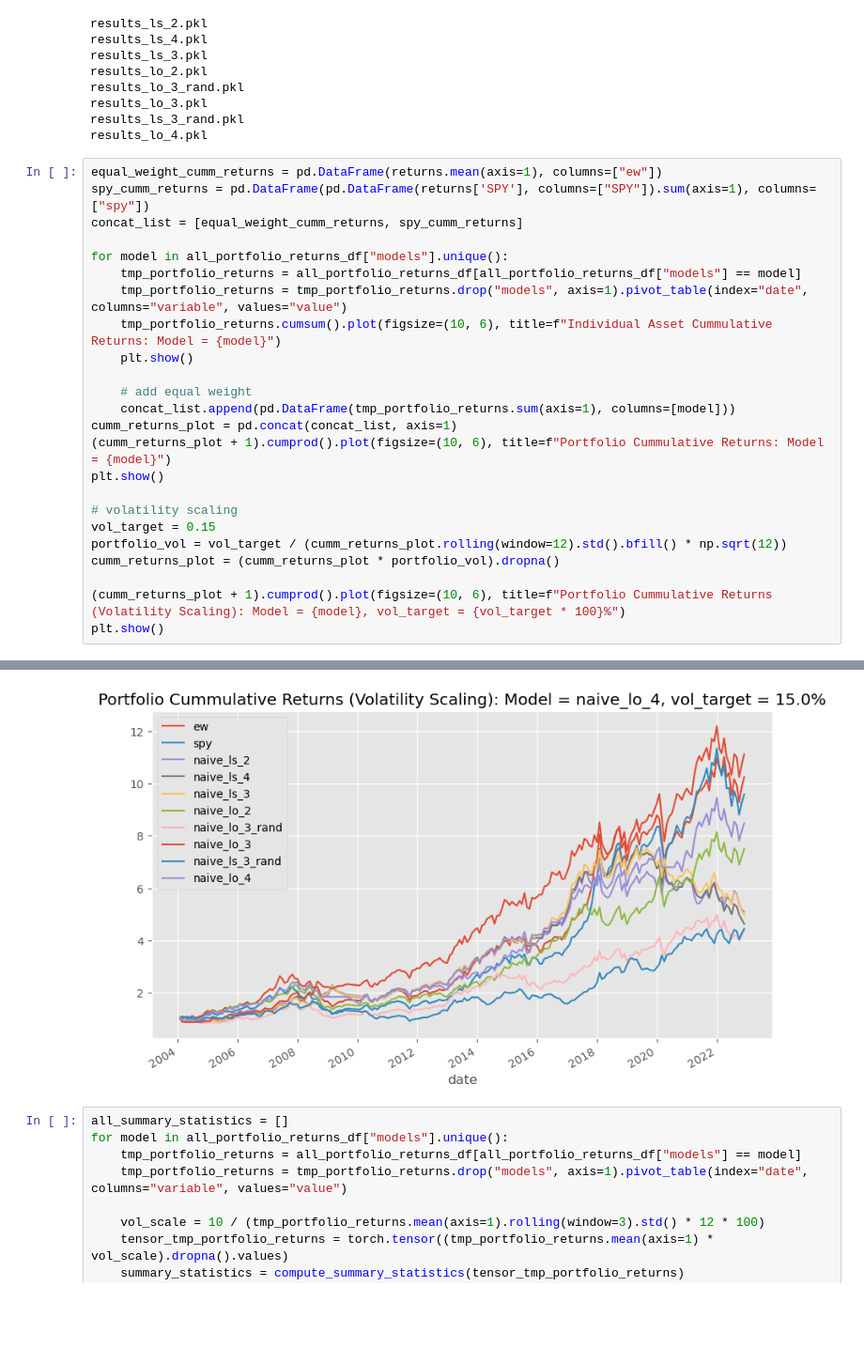
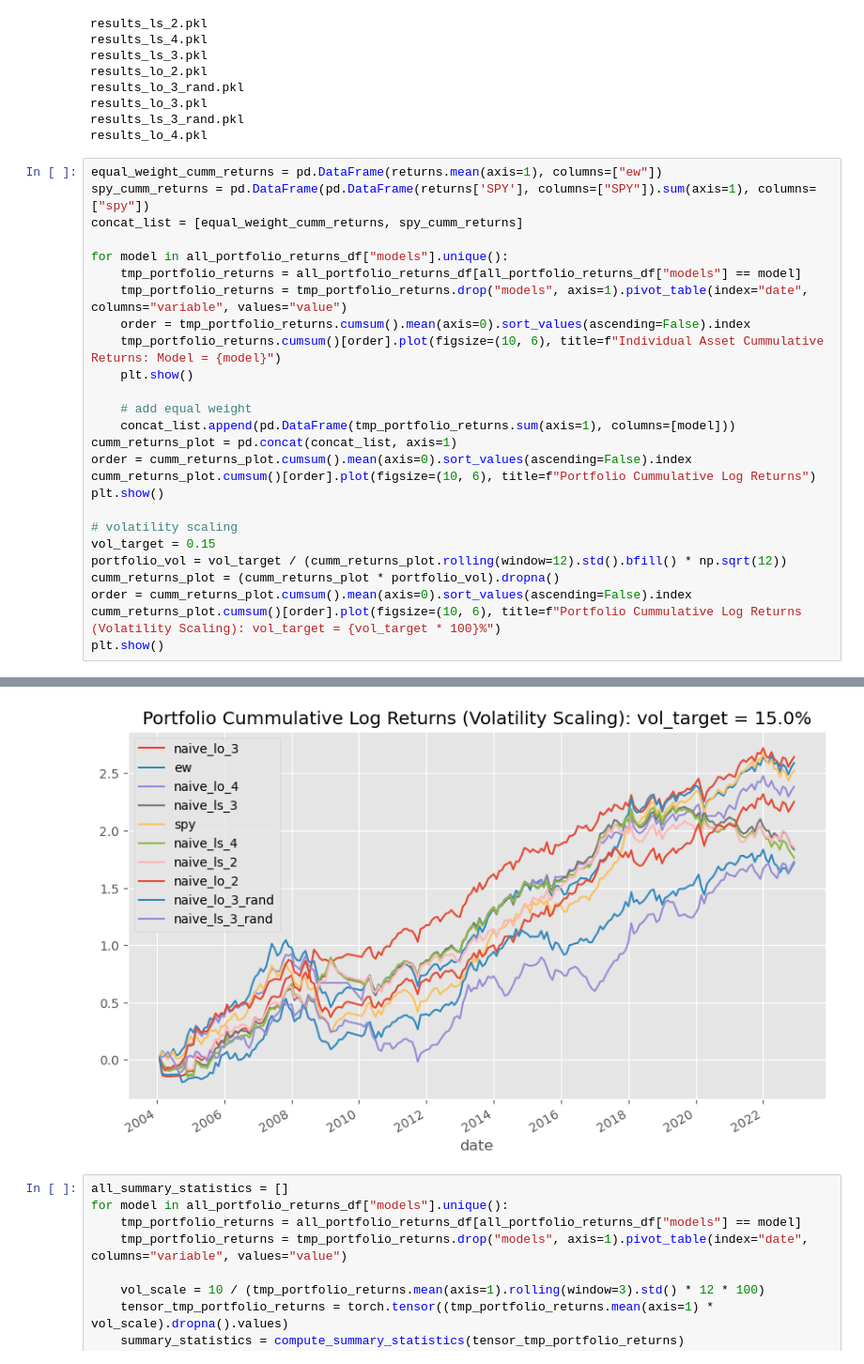
Before and after one commit to dcuoliveira/meta-learning-fin, a Jupyter notebook: src/portfolio_results.ipynb, the cells around one changed output, grey strips where cells are left out. Shown at 94% size. Saved outputs shown, nothing was run; the diff lists cells and outputs as text; blank space fills up the shorter version.

Commit message:
fix plots

```diff
--- a/src/portfolio_results.ipynb
+++ b/src/portfolio_results.ipynb
@@ -105,20 +105,22 @@ concat_list = [equal_weight_cumm_returns, spy_cumm_returns]
 for model in all_portfolio_returns_df["models"].unique():
     tmp_portfolio_returns = all_portfolio_returns_df[all_portfolio_returns_df["models"] == model]
     tmp_portfolio_returns = tmp_portfolio_returns.drop("models", axis=1).pivot_table(index="date", columns="variable", values="value")
-    tmp_portfolio_returns.cumsum().plot(figsize=(10, 6), title=f"Individual Asset Cummulative Returns: Model = {model}")
+    order = tmp_portfolio_returns.cumsum().mean(axis=0).sort_values(ascending=False).index
+    tmp_portfolio_returns.cumsum()[order].plot(figsize=(10, 6), title=f"Individual Asset Cummulative Returns: Model = {model}")
     plt.show()
 
     # add equal weight
     concat_list.append(pd.DataFrame(tmp_portfolio_returns.sum(axis=1), columns=[model]))
 cumm_returns_plot = pd.concat(concat_list, axis=1)
-(cumm_returns_plot + 1).cumprod().plot(figsize=(10, 6), title=f"Portfolio Cummulative Returns: Model = {model}")
+order = cumm_returns_plot.cumsum().mean(axis=0).sort_values(ascending=False).index
+cumm_returns_plot.cumsum()[order].plot(figsize=(10, 6), title=f"Portfolio Cummulative Log Returns")
 plt.show()
 
 # volatility scaling
 vol_target = 0.15
 portfolio_vol = vol_target / (cumm_returns_plot.rolling(window=12).std().bfill() * np.sqrt(12))
 cumm_returns_plot = (cumm_returns_plot * portfolio_vol).dropna()
-
-(cumm_returns_plot + 1).cumprod().plot(figsize=(10, 6), title=f"Portfolio Cummulative Returns (Volatility Scaling): Model = {model}, vol_target = {vol_target * 100}%")
+order = cumm_returns_plot.cumsum().mean(axis=0).sort_values(ascending=False).index
+cumm_returns_plot.cumsum()[order].plot(figsize=(10, 6), title=f"Portfolio Cummulative Log Returns (Volatility Scaling): vol_target = {vol_target * 100}%")
 plt.show()
 # %% [output]
@@ -134,4 +136,4 @@ plt.show()
-[figure, old version]
+[figure, new version]
 # %%
 all_summary_statistics = []
 for model in all_portfolio_returns_df["models"].unique():
```
Also changed, not shown: parts of 1 cell of this notebook.
